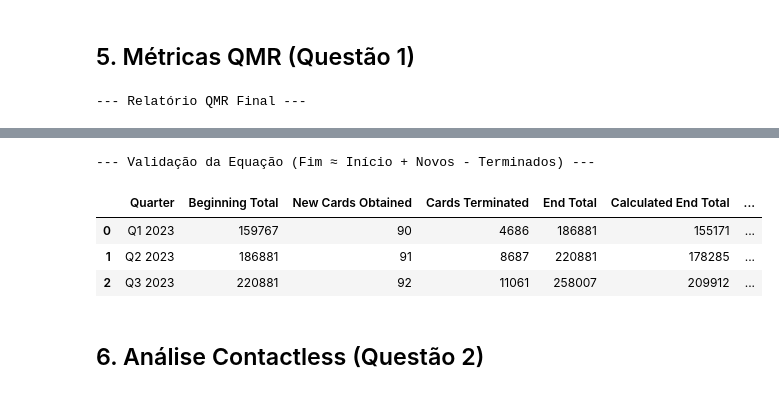
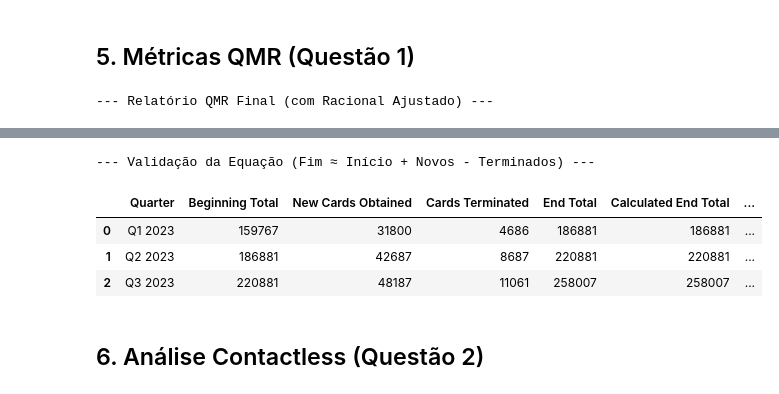
Before and after one commit to EanesRibeiro/case_tecnico_mastercard_qmr, a Jupyter notebook: notebooks/EDA.ipynb, the cells around one changed output, grey strips where cells are left out. Cells and saved outputs as stored; diff of their text form; code cells hidden in the pictures.

Commit message:
Correções no EDA e atualização do README

```diff
--- a/notebooks/EDA.ipynb
+++ b/notebooks/EDA.ipynb
@@ -337,13 +337,6 @@ qmr_metrics = pd.DataFrame(columns=[
     'Cards with at Least One Transaction'
 ])
 # %%
-# --- Pré-cálculo das primeiras datas de ativação para evitar reprocessamento no loop. ---
-# Isso garante que apenas cartões genuinamente novos sejam contados.
-first_open_dates = cards_status[cards_status['card_status'] == 'OPEN'].groupby('card_number')['started_at'].min()
-
-# --- Loop Principal Corrigido e Otimizado ---
-
-# Lista para armazenar os resultados. É mais eficiente que adicionar linhas a um DataFrame em um loop.
 qmr_results_list = []
 
 for quarter_name, dates in quarters.items():
@@ -351,22 +344,29 @@ for quarter_name, dates in quarters.items():
     end_date = dates['end']
 
     # --- Cartões no Início do Trimestre ---
-    # Usamos a data final do dia anterior para a fotografia do início.
     beginning_df = get_status_on_date_vectorized(cards_status, start_date - pd.Timedelta(days=1))
     beginning_counts = beginning_df['card_status'].value_counts()
     beginning_open = beginning_counts.get('OPEN', 0)
     beginning_blocked = beginning_counts.get('TEMPORARILY_BLOCKED', 0)
 
-    # --- Novos Cartões Obtidos (Lógica Corrigida) ---
-    new_cards = first_open_dates[
-        (first_open_dates >= start_date) & (first_open_dates <= end_date)
-    ].nunique()
+    # --- INÍCIO DA ALTERAÇÃO: Novos Cartões Obtidos (Seu Racional) ---
+    previous_quarter_end_date = start_date - pd.Timedelta(days=1)
+
+    # 1. Conjunto de cartões que existiam ATÉ o fim do trimestre anterior.
+    cards_before = set(cards_status[cards_status['started_at'] <= previous_quarter_end_date]['card_number'].unique())
+
+    # 2. Conjunto de cartões que existem ATÉ o fim do trimestre atual.
+    cards_now = set(cards_status[cards_status['started_at'] <= end_date]['card_number'].unique())
+
+    # 3. A diferença resulta nos cartões que apareceram pela primeira vez neste trimestre.
+    new_cards = len(cards_now.difference(cards_before))
+    # --- FIM DA ALTERAÇÃO ---
 
     # --- Cartões Terminados (Status Corrigido) ---
     terminated_cards = cards_status[
         (cards_status['started_at'] >= start_date) &
         (cards_status['started_at'] <= end_date) &
-        (cards_status['card_status'] == 'PERMANENTLY_TERMINATED') # CORREÇÃO: Usando o status correto
+        (cards_status['card_status'] == 'PERMANENTLY_TERMINATED')
     ]['card_number'].nunique()
 
     # --- Cartões no Fim do Trimestre ---
@@ -375,9 +375,7 @@ for quarter_name, dates in quarters.items():
     end_open = end_counts.get('OPEN', 0)
     end_blocked = end_counts.get('TEMPORARILY_BLOCKED', 0)
 
-    # --- Transações (Placeholder) ---
-    # Métrica zerada devido à indisponibilidade de dados válidos.
-    # Vou manter a contagem original para a transacao, mas a flag no README será tratada
+    # --- Transações ---
     transactions_in_quarter = cards_transactions[
         (cards_transactions['transaction_date'] >= start_date) &
         (cards_transactions['transaction_date'] <= end_date)
@@ -396,10 +394,10 @@ for quarter_name, dates in quarters.items():
         'Cards with at Least One Transaction': cards_with_transactions
     })
 
-# Cria o DataFrame final a partir da lista, de uma só vez.
+# Cria o DataFrame final a partir da lista
 qmr_metrics = pd.DataFrame(qmr_results_list)
 
-print("--- Relatório QMR Final ---")
+print("--- Relatório QMR Final (com Racional Ajustado) ---")
 display(qmr_metrics)
 
 
@@ -412,5 +410,5 @@ qmr_metrics['Difference'] = qmr_metrics['End Total'] - qmr_metrics['Calculated E
 
 display(qmr_metrics[['Quarter', 'Beginning Total', 'New Cards Obtained', 'Cards Terminated', 'End Total', 'Calculated End Total', 'Difference']])
 # %% [output]
---- Relatório QMR Final ---
+--- Relatório QMR Final (com Racional Ajustado) ---
 |  | Quarter | Cards at Beginning (Open) | Cards at Beginning (Blocked) | New Cards Obtained | Cards Terminated | ... |
@@ -420,8 +418,8 @@ display(qmr_metrics[['Quarter', 'Beginning Total', 'New Cards Obtained', 'Cards
 --- Validação da Equação (Fim ≈ Início + Novos - Terminados) ---
 |  | Quarter | Beginning Total | New Cards Obtained | Cards Terminated | End Total | Calculated End Total | ... |
-| 0 | Q1 2023 | 159767 | 90 | 4686 | 186881 | 155171 | ... |
-| 1 | Q2 2023 | 186881 | 91 | 8687 | 220881 | 178285 | ... |
-| 2 | Q3 2023 | 220881 | 92 | 11061 | 258007 | 209912 | ... |
+| 0 | Q1 2023 | 159767 | 31800 | 4686 | 186881 | 186881 | ... |
+| 1 | Q2 2023 | 186881 | 42687 | 8687 | 220881 | 220881 | ... |
+| 2 | Q3 2023 | 220881 | 48187 | 11061 | 258007 | 258007 | ... |
 # %% [markdown]
 ## 6. Análise Contactless (Questão 2)
 # %% [markdown]
```
Also changed, not shown: parts of 3 cells of this notebook.
